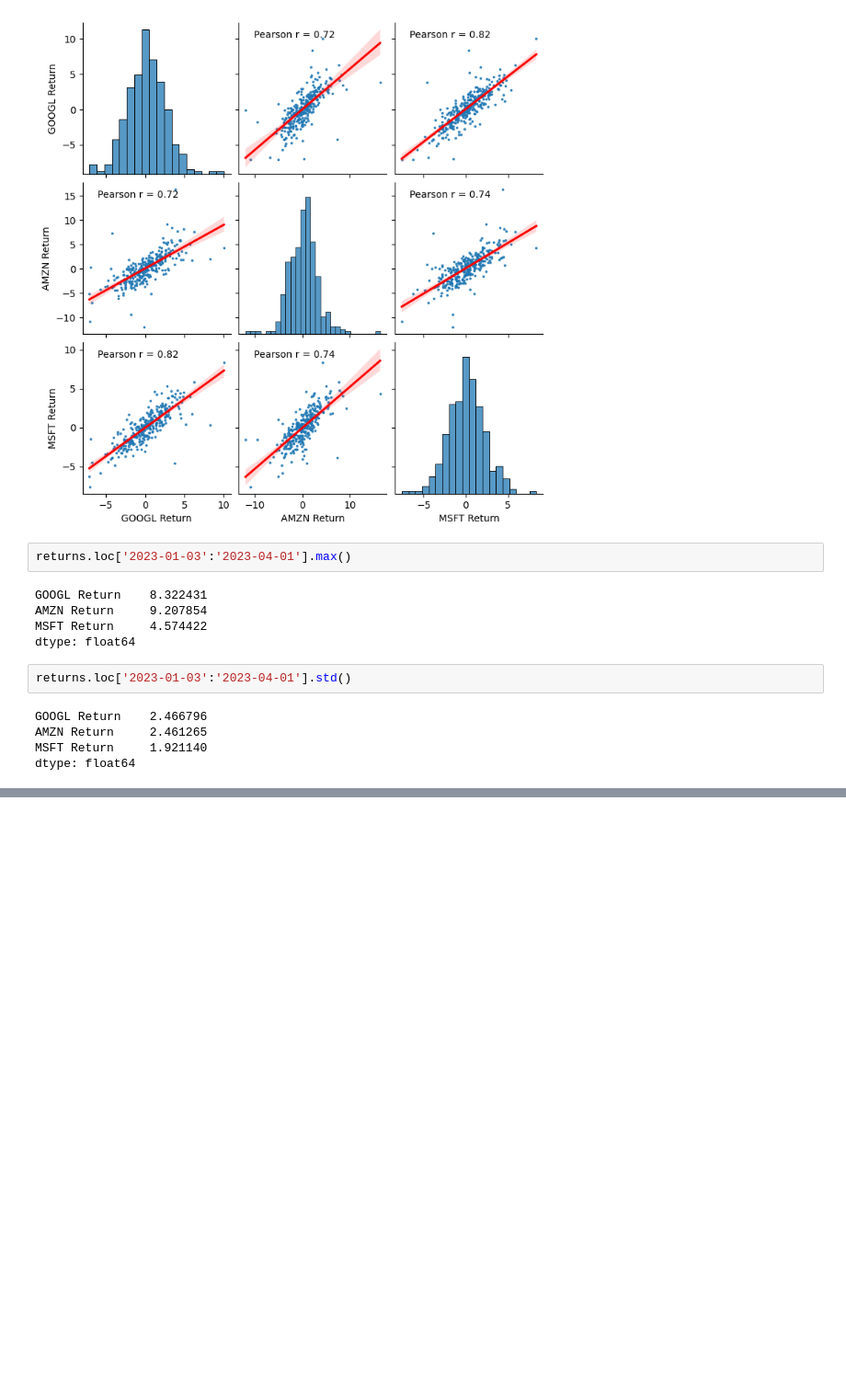
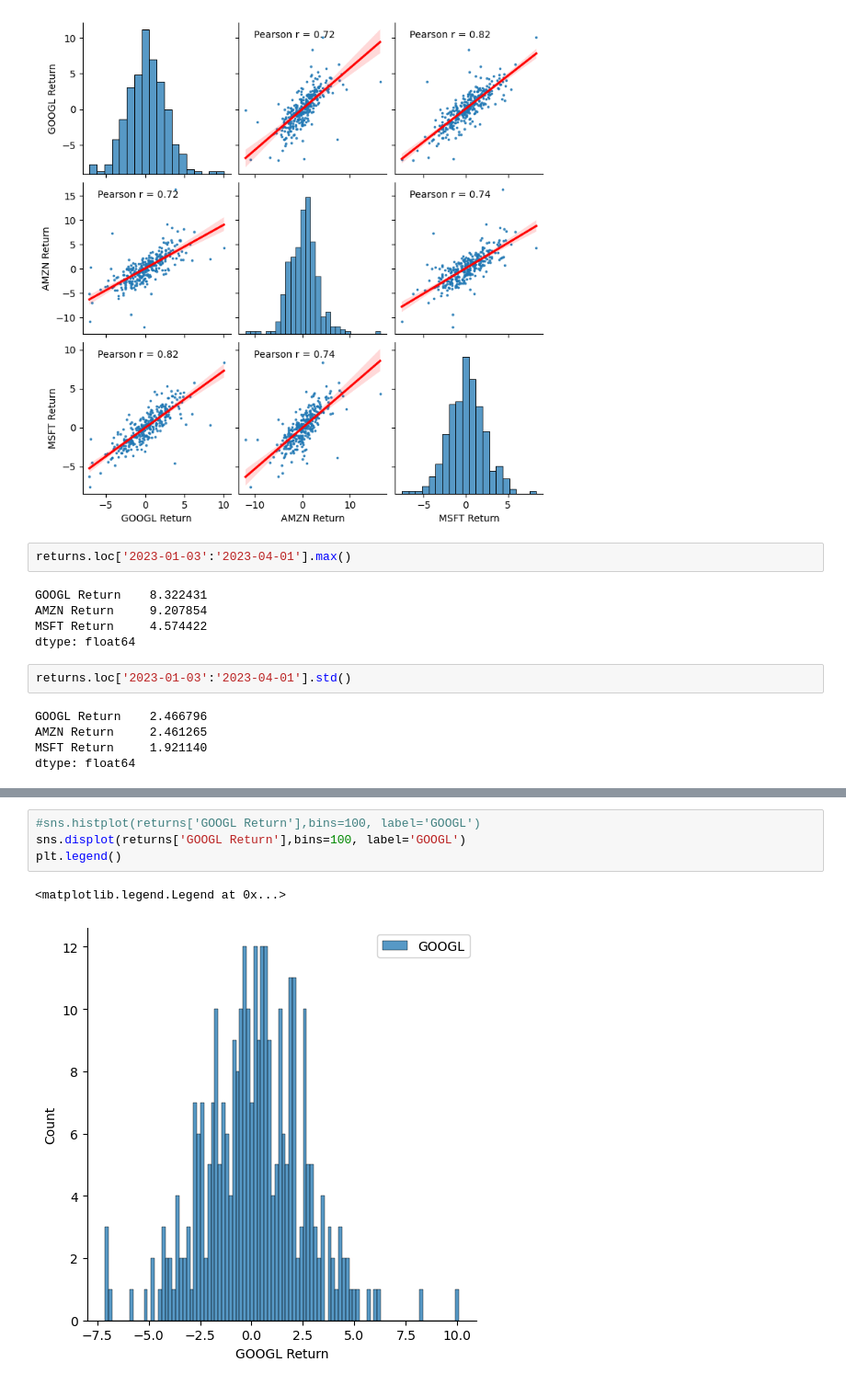
Before and after one commit to atilayyuri/data-related-meditations, a Jupyter notebook: Finance Data Project.ipynb, the cells around one changed output, grey strips where cells are left out. Shown at 92% size. Drawn from its saved outputs; the diff is of its cells as text; blank space fills up the shorter version.

```diff
--- a/Finance Data Project.ipynb
+++ b/Finance Data Project.ipynb
@@ -294,0 +295,7 @@ for ax in g2.axes.flat:
+# %%
+#sns.histplot(returns['GOOGL Return'],bins=100, label='GOOGL')
+sns.displot(returns['GOOGL Return'],bins=100, label='GOOGL')
+plt.legend()
+# %% [output]
+<matplotlib.legend.Legend at 0x...>
+[figure, added]
```
Also changed, not shown: parts of 7 cells of this notebook.
